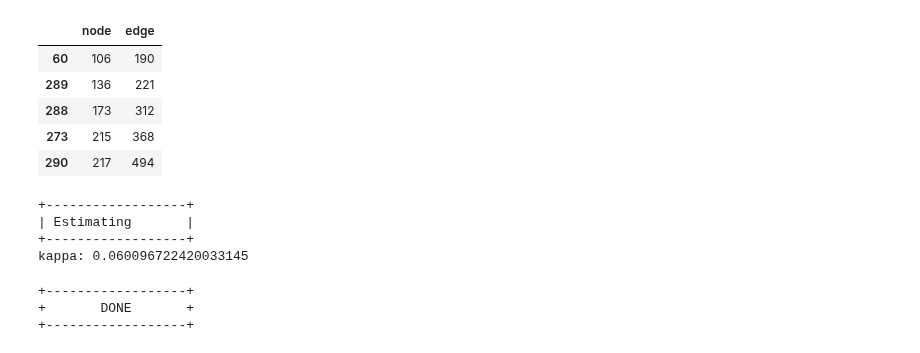
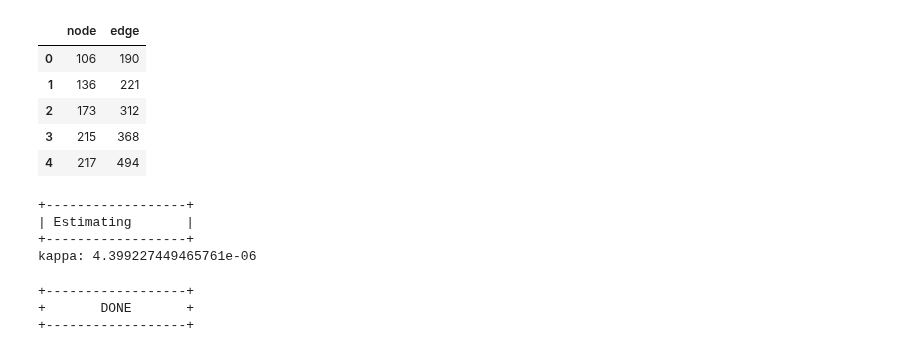
Before and after one commit to yiadka/mobility_scaling, a Jupyter notebook: notebooks/nmscaling_norm_1.ipynb, the cells around one changed output. Saved outputs shown, nothing was run; the diff lists cells and outputs as text; code cells hidden in the pictures.

```diff
--- a/notebooks/nmscaling_norm_1.ipynb
+++ b/notebooks/nmscaling_norm_1.ipynb
@@ -61,15 +61,17 @@ node_left, edge_left, timestamp_left = return_nm(df_left)
 # %%
 # node_leftとedge_leftを組みにしてdf_leftを作成
 df_left = pd.DataFrame({'node': node_left, 'edge': edge_left})
 # df_leftのnodeを昇順にして並び替え
 df_left = df_left.sort_values(by='node')
+# インデックスを振り直す
+df_left = df_left.reset_index(drop=True)
 df_left.head()
 # %% [output]
 |  | node | edge |
-| 60 | 106 | 190 |
-| 289 | 136 | 221 |
-| 288 | 173 | 312 |
-| 273 | 215 | 368 |
-| 290 | 217 | 494 |
+| 0 | 106 | 190 |
+| 1 | 136 | 221 |
+| 2 | 173 | 312 |
+| 3 | 215 | 368 |
+| 4 | 217 | 494 |
 # %%
 def model_uniform(x, kappa):
@@ -80,14 +82,14 @@ print("+------------------+")
 print("| Estimating       |")
 print("+------------------+")
 
-params, _ = optimize.curve_fit(model_uniform, xdata=df_left["edge"], ydata=df_left["node"])
+params, _ = optimize.curve_fit(model_uniform, xdata=df_left["edge"], ydata=df_left["node"], p0=[0.0001])
 
 print(r"kappa:", params[0])
 # %% [output]
 +------------------+
 | Estimating       |
 +------------------+
-kappa: 0.060096722420033145
+kappa: 4.399227449465761e-06
 # %%
 kappa = params[0]
 kappa = round(kappa, 2)
```
Also changed, not shown: parts of 15 cells of this notebook.
